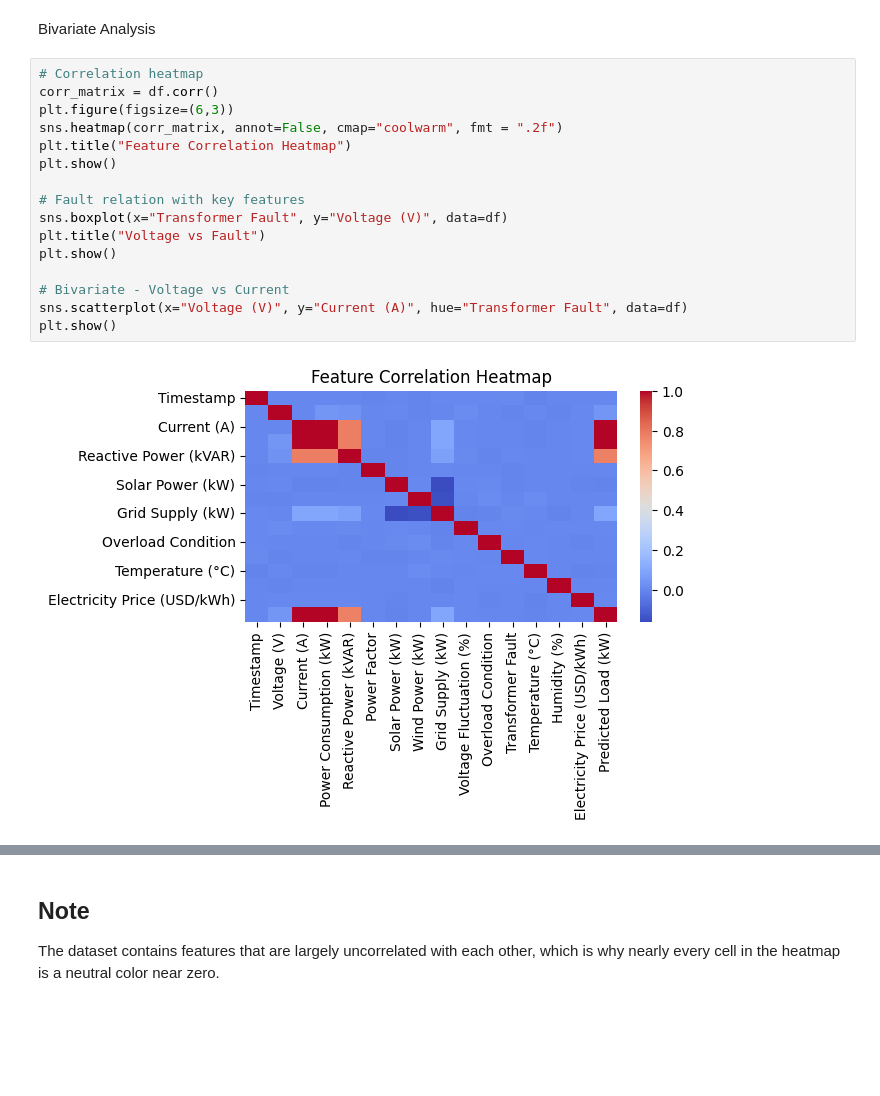
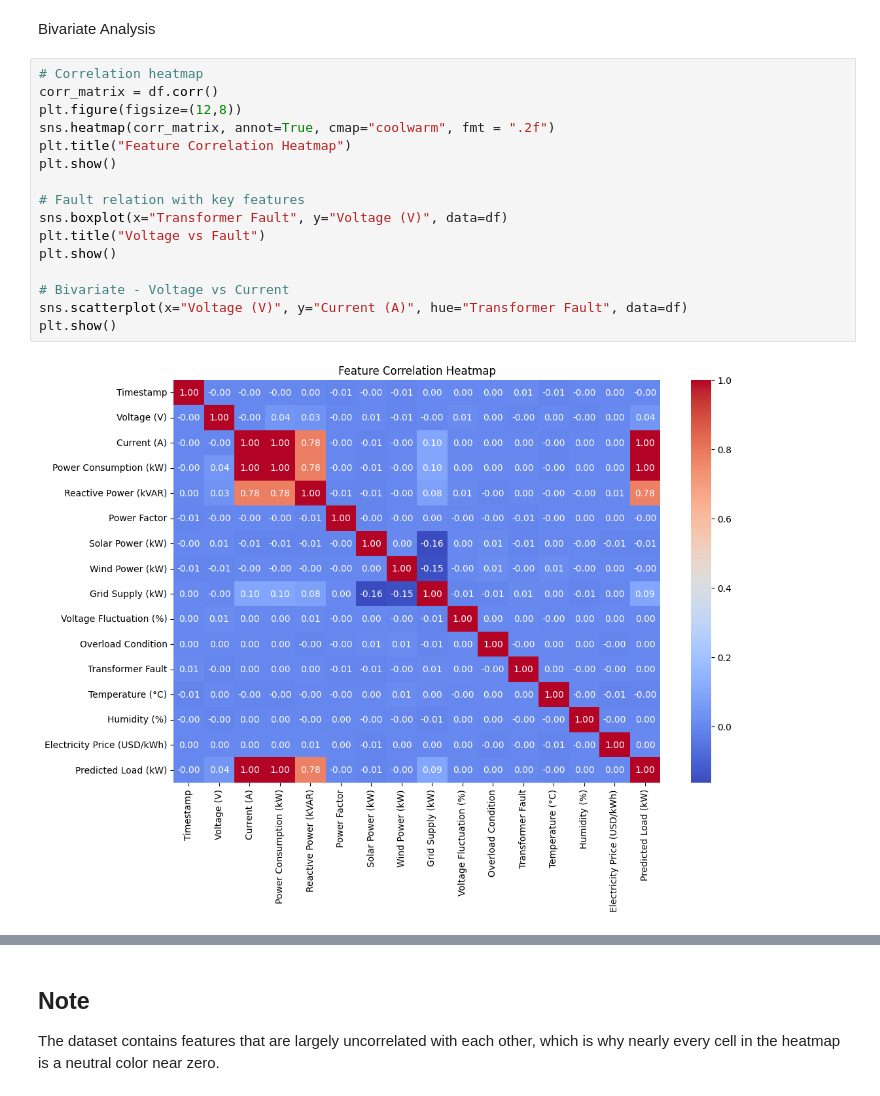
Before and after one commit to vikasupadhyay1811/Smart-Grid-Fault-Detection-Efficiency-Prediction, a Jupyter notebook: Small_Grid_Fault_Detection.ipynb, the cells around one changed output, grey strips where cells are left out. Saved outputs shown, nothing was run; the diff lists cells and outputs as text; blank space fills up the shorter version.

```diff
--- a/Small_Grid_Fault_Detection.ipynb
+++ b/Small_Grid_Fault_Detection.ipynb
@@ -167,21 +188,21 @@ Bivariate Analysis
 # %%
 # Correlation heatmap
 corr_matrix = df.corr()
-plt.figure(figsize=(6,3))
-sns.heatmap(corr_matrix, annot=False, cmap="coolwarm", fmt = ".2f")
+plt.figure(figsize=(12,8))
+sns.heatmap(corr_matrix, annot=True, cmap="coolwarm", fmt = ".2f")
 plt.title("Feature Correlation Heatmap")
 plt.show()
 
 # Fault relation with key features
 sns.boxplot(x="Transformer Fault", y="Voltage (V)", data=df)
 plt.title("Voltage vs Fault")
 plt.show()
 
 # Bivariate - Voltage vs Current
 sns.scatterplot(x="Voltage (V)", y="Current (A)", hue="Transformer Fault", data=df)
 plt.show()
 # %% [output]
-[figure, old version]
+[figure, new version]
 [figure]
 [figure]
 # %% [markdown]
```
Also changed, not shown: parts of 6 cells of this notebook, 1 other file.
